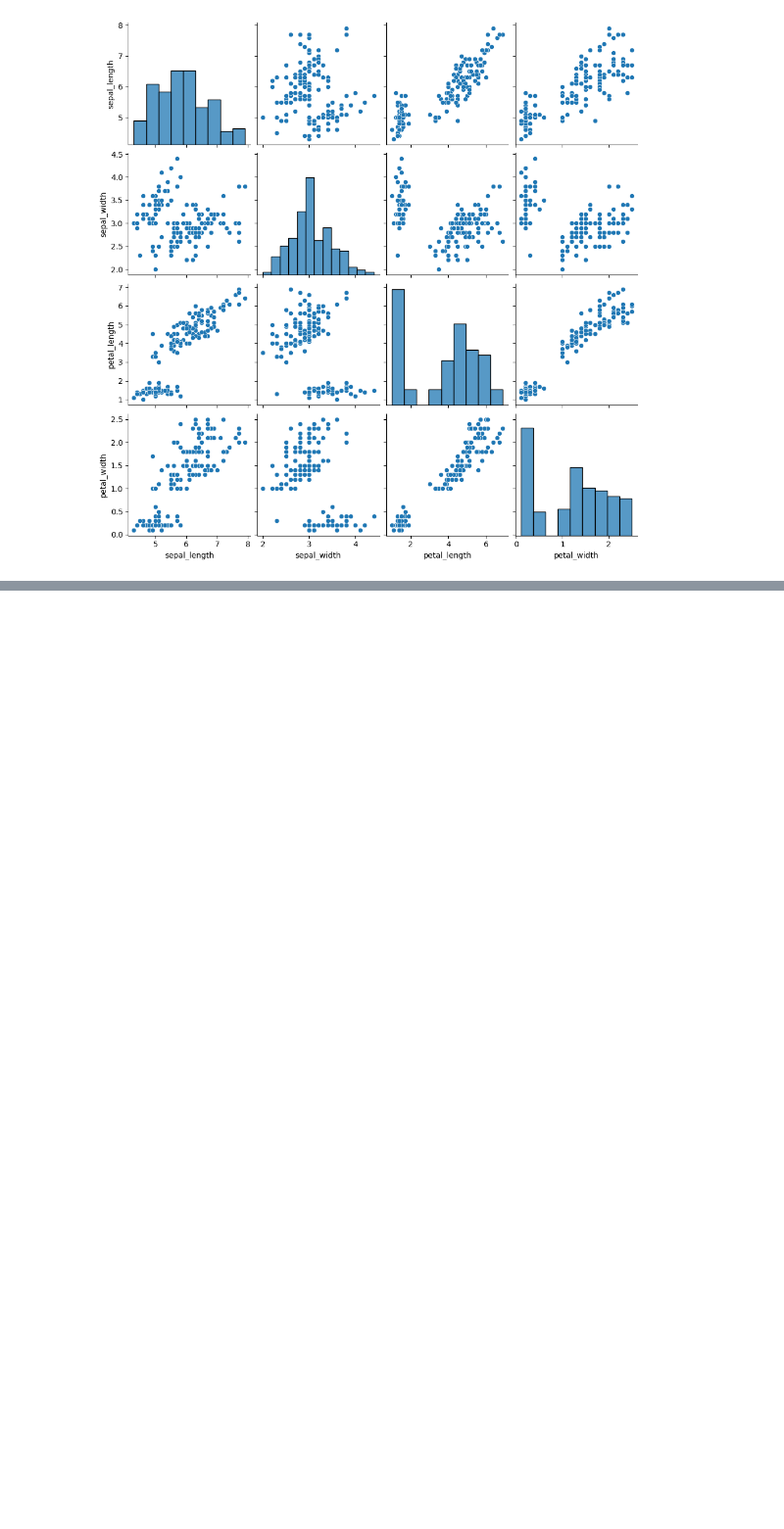
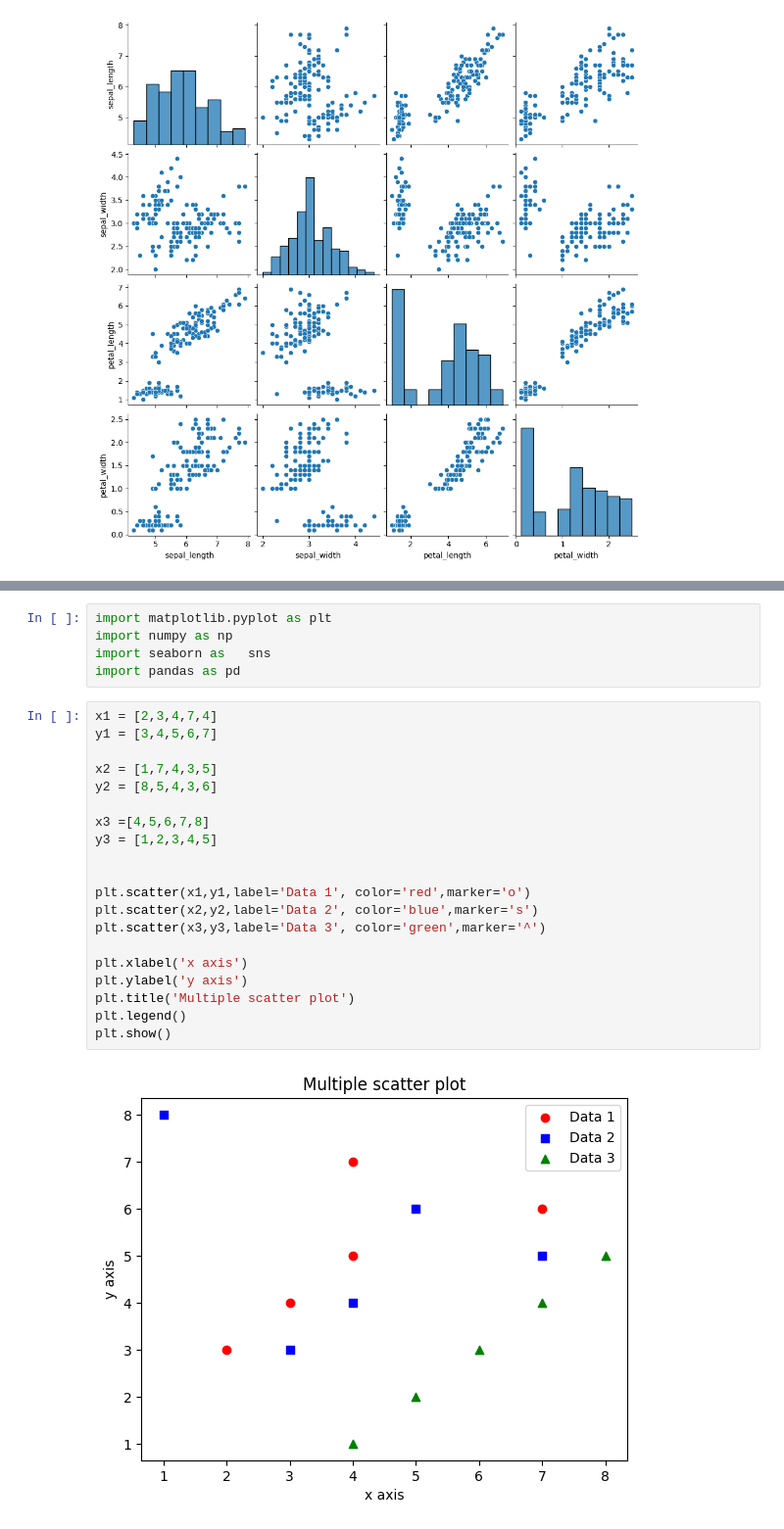
Before and after one commit to khalidkhankakar/Data-Visualization, a Jupyter notebook: class/06.ipynb, the cells around one changed output, grey strips where cells are left out. Shown at 98% size. Saved outputs shown, nothing was run; the diff lists cells and outputs as text; blank space fills up the shorter version.

```diff
--- a/class/06.ipynb
+++ b/class/06.ipynb
@@ -93,0 +95,27 @@ plt.show()
+# %%
+import matplotlib.pyplot as plt
+import numpy as np
+import seaborn as   sns
+import pandas as pd
+# %%
+x1 = [2,3,4,7,4]
+y1 = [3,4,5,6,7]
+
+x2 = [1,7,4,3,5]
+y2 = [8,5,4,3,6]
+
+x3 =[4,5,6,7,8]
+y3 = [1,2,3,4,5]
+
+
+plt.scatter(x1,y1,label='Data 1', color='red',marker='o')
+plt.scatter(x2,y2,label='Data 2', color='blue',marker='s')
+plt.scatter(x3,y3,label='Data 3', color='green',marker='^')
+
+plt.xlabel('x axis')
+plt.ylabel('y axis')
+plt.title('Multiple scatter plot')
+plt.legend()
+plt.show()
+# %% [output]
+[figure, added]
```
Also changed, not shown: parts of 8 cells of this notebook, 1 other file.
